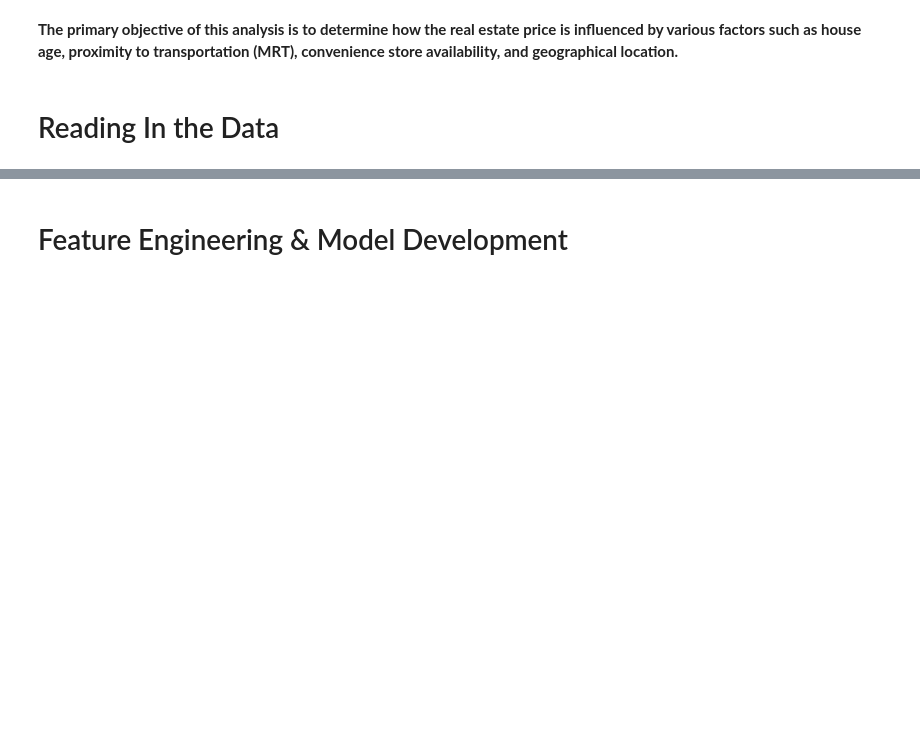
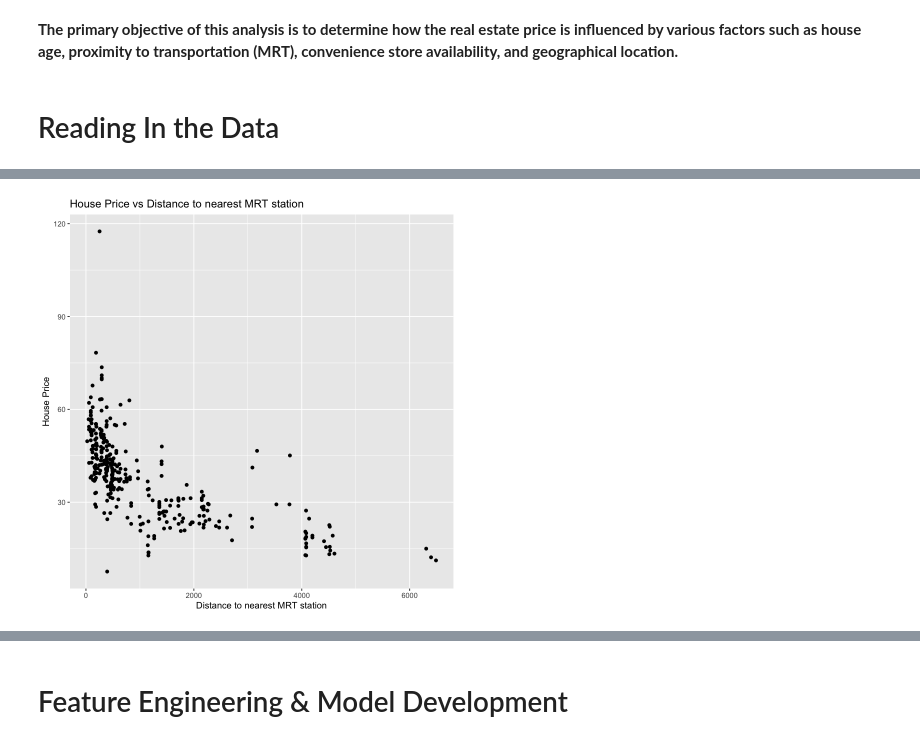
Before and after one commit to calvingdu/stat306-c3-project, a Jupyter notebook: project.ipynb, the cells around one changed output, grey strips where cells are left out. Saved outputs shown, nothing was run; the diff lists cells and outputs as text; code cells hidden in the pictures; blank space fills up the shorter version.

```diff
--- a/project.ipynb
+++ b/project.ipynb
@@ -40,0 +145,9 @@ A tibble: 6 × 8
+# %%
+df_train %>%
+    ggplot(aes(x = x3_distance_to_the_nearest_mrt_station, y = y_house_price_of_unit_area)) +
+        geom_point() +
+        xlab("Distance to nearest MRT station") +
+        ylab("House Price") +
+        ggtitle("House Price vs Distance to nearest MRT station")
+# %% [output]
+[figure, added]
```
Also changed, not shown: parts of 25 cells of this notebook.
